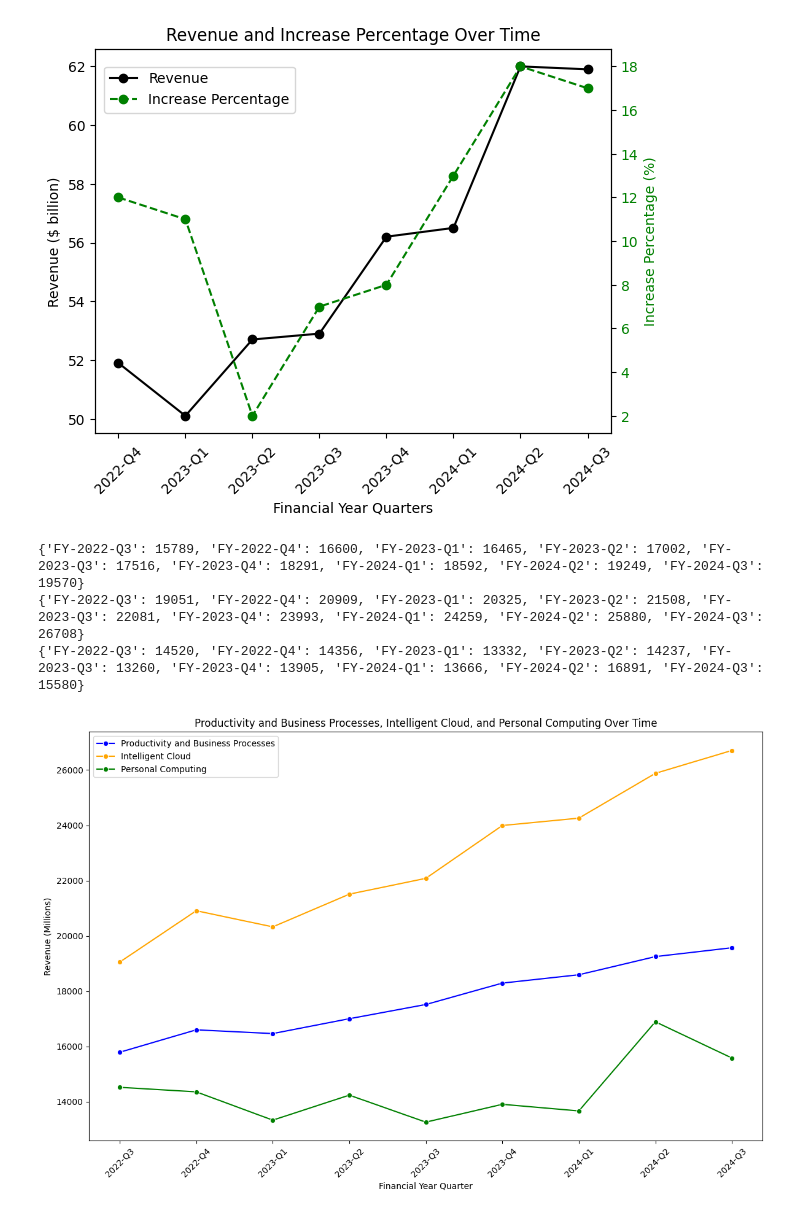
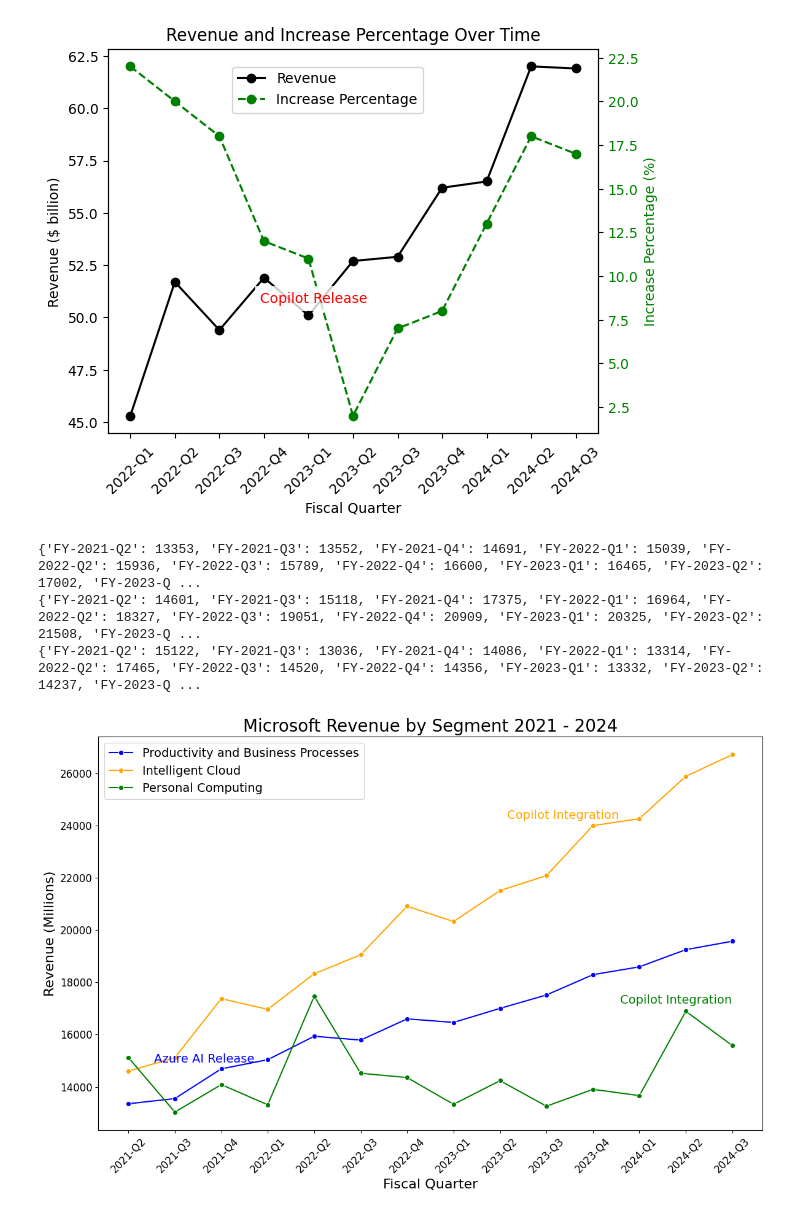
Before and after one commit to jyin1003/US-ai-tech-company-analysis, a Jupyter notebook: microsoft.ipynb, the cells around one changed output. Saved outputs shown, nothing was run; the diff lists cells and outputs as text; code cells hidden in the pictures.

Commit message:
added annotations to data vis

```diff
--- a/microsoft.ipynb
+++ b/microsoft.ipynb
@@ -154,48 +154,54 @@ KeyboardInterrupt:
 # %%
 # visualise results
-revenue = {'FY-2022-Q4': 51.9, 'FY-2023-Q1': 50.1, 'FY-2023-Q2': 52.7, 'FY-2023-Q3': 52.9, 'FY-2023-Q4': 56.2, 'FY-2024-Q1': 56.5, 'FY-2024-Q2': 62.0, 'FY-2024-Q3': 61.9}
-increase_percentage = {'FY-2022-Q4': 12, 'FY-2023-Q1': 11, 'FY-2023-Q2': 2, 'FY-2023-Q3': 7, 'FY-2023-Q4': 8, 'FY-2024-Q1': 13, 'FY-2024-Q2': 18, 'FY-2024-Q3': 17}
+revenue = {'FY-2022-Q1': 45.3, 'FY-2022-Q2': 51.7, 'FY-2022-Q3': 49.4, 'FY-2022-Q4': 51.9, 'FY-2023-Q1': 50.1, 'FY-2023-Q2': 52.7, 'FY-2023-Q3': 52.9, 'FY-2023-Q4': 56.2, 'FY-2024-Q1': 56.5, 'FY-2024-Q2': 62.0, 'FY-2024-Q3': 61.9}
+increase_percentage = {'FY-2022-Q1': 22, 'FY-2022-Q2': 20, 'FY-2022-Q3': 18, 'FY-2022-Q4': 12, 'FY-2023-Q1': 11, 'FY-2023-Q2': 2, 'FY-2023-Q3': 7, 'FY-2023-Q4': 8, 'FY-2024-Q1': 13, 'FY-2024-Q2': 18, 'FY-2024-Q3': 17}
 
 quarters = list(revenue.keys())
 revenue_values = list(revenue.values())
 increase_values = list(increase_percentage.values())
 
 # modify x-axis labels to show quarters
 formatted_quarters = [q.replace('FY-', '') for q in quarters]
 
 fig, ax1 = plt.subplots()
 
 # plot revenue
 color = "black"
-ax1.set_xlabel('Financial Year Quarters')
+ax1.set_xlabel('Fiscal Quarter')
 ax1.set_ylabel('Revenue ($ billion)', color=color)
 ax1.plot(formatted_quarters, revenue_values, color=color, marker='o', label='Revenue')
 ax1.tick_params(axis='y', labelcolor=color)
 
 # second y-axis for the increase percentage
 ax2 = ax1.twinx()
 color = "green"
 ax2.set_ylabel('Increase Percentage (%)', color=color)
 ax2.plot(formatted_quarters, increase_values, color=color, marker='o', linestyle='--', label='Increase Percentage')
 ax2.tick_params(axis='y', labelcolor=color)
 
 plt.title('Revenue and Increase Percentage Over Time')
 fig.tight_layout()
-fig.legend(loc='upper left', bbox_to_anchor=(0.1,0.9))
+fig.legend(loc='upper left', bbox_to_anchor=(0.3,0.9))
 for tick in ax1.get_xticklabels(): # rotate labels by 45 degrees
     tick.set_rotation(45)
+ax2.annotate('Copilot Release',
+                xy=(0.42, 0.35),
+                xycoords='axes fraction',
+                ha='center', va='center', color="red",
+                bbox=dict(facecolor='white', alpha=0.8, edgecolor='none'))
 plt.show()
 
 # 2023 q3
 # %% [output]
-[figure, old version]
+[figure, new version]
 # %%
 # get segmented revenue
 ### Copilot is included in Productivity and Business Processes from FY23 Q4 ###
 ### Copilot is included in More Personal Computing from FY24 Q2 ###
+### Azure AI is released in FY21 Q4 ###
 
-current_year = START_YEAR
-current_quarter = START_QUARTER
+current_year = 2021
+current_quarter = 2
 
 productivity_and_business_processes = {}
 intelligent_cloud = {}
@@ -239,14 +245,14 @@ productivity_and_business_processes = {'FY-2022-Q3': 15789, 'FY-2022-Q4': 16600,
 intelligent_cloud = {'FY-2022-Q3': 19051, 'FY-2022-Q4': 20909, 'FY-2023-Q1': 20325, 'FY-2023-Q2': 21508, 'FY-2023-Q3': 22081, 'FY-2023-Q4': 23993, 'FY-2024-Q1': 24259, 'FY-2024-Q2': 25880, 'FY-2024-Q3': 26708}
 personal_computing = {'FY-2022-Q3': 14520, 'FY-2022-Q4': 14356, 'FY-2023-Q1': 13332, 'FY-2023-Q2': 14237, 'FY-2023-Q3': 13260, 'FY-2023-Q4': 13905, 'FY-2024-Q1': 13666, 'FY-2024-Q2': 16891, 'FY-2024-Q3': 15580}
 # %% [output]
-{'FY-2022-Q3': 15789, 'FY-2022-Q4': 16600, 'FY-2023-Q1': 16465, 'FY-2023-Q2': 17002, 'FY-2023-Q3': 17516, 'FY-2023-Q4': 18291, 'FY-2024-Q1': 18592, 'FY-2024-Q2': 19249, 'FY-2024-Q3': 19570}
-{'FY-2022-Q3': 19051, 'FY-2022-Q4': 20909, 'FY-2023-Q1': 20325, 'FY-2023-Q2': 21508, 'FY-2023-Q3': 22081, 'FY-2023-Q4': 23993, 'FY-2024-Q1': 24259, 'FY-2024-Q2': 25880, 'FY-2024-Q3': 26708}
-{'FY-2022-Q3': 14520, 'FY-2022-Q4': 14356, 'FY-2023-Q1': 13332, 'FY-2023-Q2': 14237, 'FY-2023-Q3': 13260, 'FY-2023-Q4': 13905, 'FY-2024-Q1': 13666, 'FY-2024-Q2': 16891, 'FY-2024-Q3': 15580}
+{'FY-2021-Q2': 13353, 'FY-2021-Q3': 13552, 'FY-2021-Q4': 14691, 'FY-2022-Q1': 15039, 'FY-2022-Q2': 15936, 'FY-2022-Q3': 15789, 'FY-2022-Q4': 16600, 'FY-2023-Q1': 16465, 'FY-2023-Q2': 17002, 'FY-2023-Q ...
+{'FY-2021-Q2': 14601, 'FY-2021-Q3': 15118, 'FY-2021-Q4': 17375, 'FY-2022-Q1': 16964, 'FY-2022-Q2': 18327, 'FY-2022-Q3': 19051, 'FY-2022-Q4': 20909, 'FY-2023-Q1': 20325, 'FY-2023-Q2': 21508, 'FY-2023-Q ...
+{'FY-2021-Q2': 15122, 'FY-2021-Q3': 13036, 'FY-2021-Q4': 14086, 'FY-2022-Q1': 13314, 'FY-2022-Q2': 17465, 'FY-2022-Q3': 14520, 'FY-2022-Q4': 14356, 'FY-2023-Q1': 13332, 'FY-2023-Q2': 14237, 'FY-2023-Q ...
 # %%
 # visualise segment revenue data
-productivity_and_business_processes = {'FY-2022-Q3': 15789, 'FY-2022-Q4': 16600, 'FY-2023-Q1': 16465, 'FY-2023-Q2': 17002, 'FY-2023-Q3': 17516, 'FY-2023-Q4': 18291, 'FY-2024-Q1': 18592, 'FY-2024-Q2': 19249, 'FY-2024-Q3': 19570}
-intelligent_cloud = {'FY-2022-Q3': 19051, 'FY-2022-Q4': 20909, 'FY-2023-Q1': 20325, 'FY-2023-Q2': 21508, 'FY-2023-Q3': 22081, 'FY-2023-Q4': 23993, 'FY-2024-Q1': 24259, 'FY-2024-Q2': 25880, 'FY-2024-Q3': 26708}
-personal_computing = {'FY-2022-Q3': 14520, 'FY-2022-Q4': 14356, 'FY-2023-Q1': 13332, 'FY-2023-Q2': 14237, 'FY-2023-Q3': 13260, 'FY-2023-Q4': 13905, 'FY-2024-Q1': 13666, 'FY-2024-Q2': 16891, 'FY-2024-Q3': 15580}
+productivity_and_business_processes = {'FY-2021-Q2': 13353, 'FY-2021-Q3': 13552, 'FY-2021-Q4': 14691, 'FY-2022-Q1': 15039, 'FY-2022-Q2': 15936, 'FY-2022-Q3': 15789, 'FY-2022-Q4': 16600, 'FY-2023-Q1': 16465, 'FY-2023-Q2': 17002, 'FY-2023-Q3': 17516, 'FY-2023-Q4': 18291, 'FY-2024-Q1': 18592, 'FY-2024-Q2': 19249, 'FY-2024-Q3': 19570}
+intelligent_cloud = {'FY-2021-Q2': 14601, 'FY-2021-Q3': 15118, 'FY-2021-Q4': 17375, 'FY-2022-Q1': 16964, 'FY-2022-Q2': 18327, 'FY-2022-Q3': 19051, 'FY-2022-Q4': 20909, 'FY-2023-Q1': 20325, 'FY-2023-Q2': 21508, 'FY-2023-Q3': 22081, 'FY-2023-Q4': 23993, 'FY-2024-Q1': 24259, 'FY-2024-Q2': 25880, 'FY-2024-Q3': 26708}
+personal_computing = {'FY-2021-Q2': 15122, 'FY-2021-Q3': 13036, 'FY-2021-Q4': 14086, 'FY-2022-Q1': 13314, 'FY-2022-Q2': 17465, 'FY-2022-Q3': 14520, 'FY-2022-Q4': 14356, 'FY-2023-Q1': 13332, 'FY-2023-Q2': 14237, 'FY-2023-Q3': 13260, 'FY-2023-Q4': 13905, 'FY-2024-Q1': 13666, 'FY-2024-Q2': 16891, 'FY-2024-Q3': 15580}
 
 data = pd.DataFrame({
     'Financial Year Quarter': list(productivity_and_business_processes.keys()),
@@ -260,28 +266,32 @@ data['Financial Year Quarter'] = data['Financial Year Quarter'].str.replace('FY-
 # Plot
 fig, ax1 = plt.subplots(figsize=(12, 8))
 
-# Plot Productivity and Business Processes
 sns.lineplot(data=data, x='Financial Year Quarter', y='Productivity and Business Processes', ax=ax1, color='blue', marker='o', label='Productivity and Business Processes')
-
-# Plot Intelligent Cloud
 sns.lineplot(data=data, x='Financial Year Quarter', y='Intelligent Cloud', ax=ax1, color='orange', marker='o', label='Intelligent Cloud')
-
-# Plot Personal Computing
 sns.lineplot(data=data, x='Financial Year Quarter', y='Personal Computing', ax=ax1, color='green', marker='o', label='Personal Computing')
 
-# Rotate x-axis labels
-ax1.set_xticklabels(data['Financial Year Quarter'], rotation=45)
+plt.title('Microsoft Revenue by Segment 2021 - 2024', fontsize=20)
+plt.xlabel('Fiscal Quarter', fontsize=16)
+plt.ylabel('Revenue (Millions)', fontsize=16)
+plt.legend(fontsize=14)
 
-# Title and legend
-plt.title('Productivity and Business Processes, Intelligent Cloud, and Personal Computing Over Time')
-plt.xlabel('Financial Year Quarter')
-plt.ylabel('Revenue (Millions)')
+ax1.annotate('Copilot Integration',
+                xy=(0.7, 0.8),
+                xycoords='axes fraction',
+                ha='center', va='center', color="orange", fontsize=14)
+ax1.annotate('Azure AI Release',
+                xy=(0.16, 0.18),
+                xycoords='axes fraction',
+                ha='center', va='center', color="blue", fontsize=14)
+ax1.annotate('Copilot Integration',
+                xy=(0.87, 0.33),
+                xycoords='axes fraction',
+                ha='center', va='center', color="green", fontsize=14)
 
-# Add legend
-plt.legend()
+ax1.set_xticklabels(data['Financial Year Quarter'], rotation=45, fontsize=12)
+ax1.tick_params(axis='y', labelsize=12)
 
-# Show plot
 plt.tight_layout()
 plt.show()
 # %% [output]
-[figure, old version]
+[figure, new version]
```
Also changed, not shown: parts of 2 cells of this notebook.
